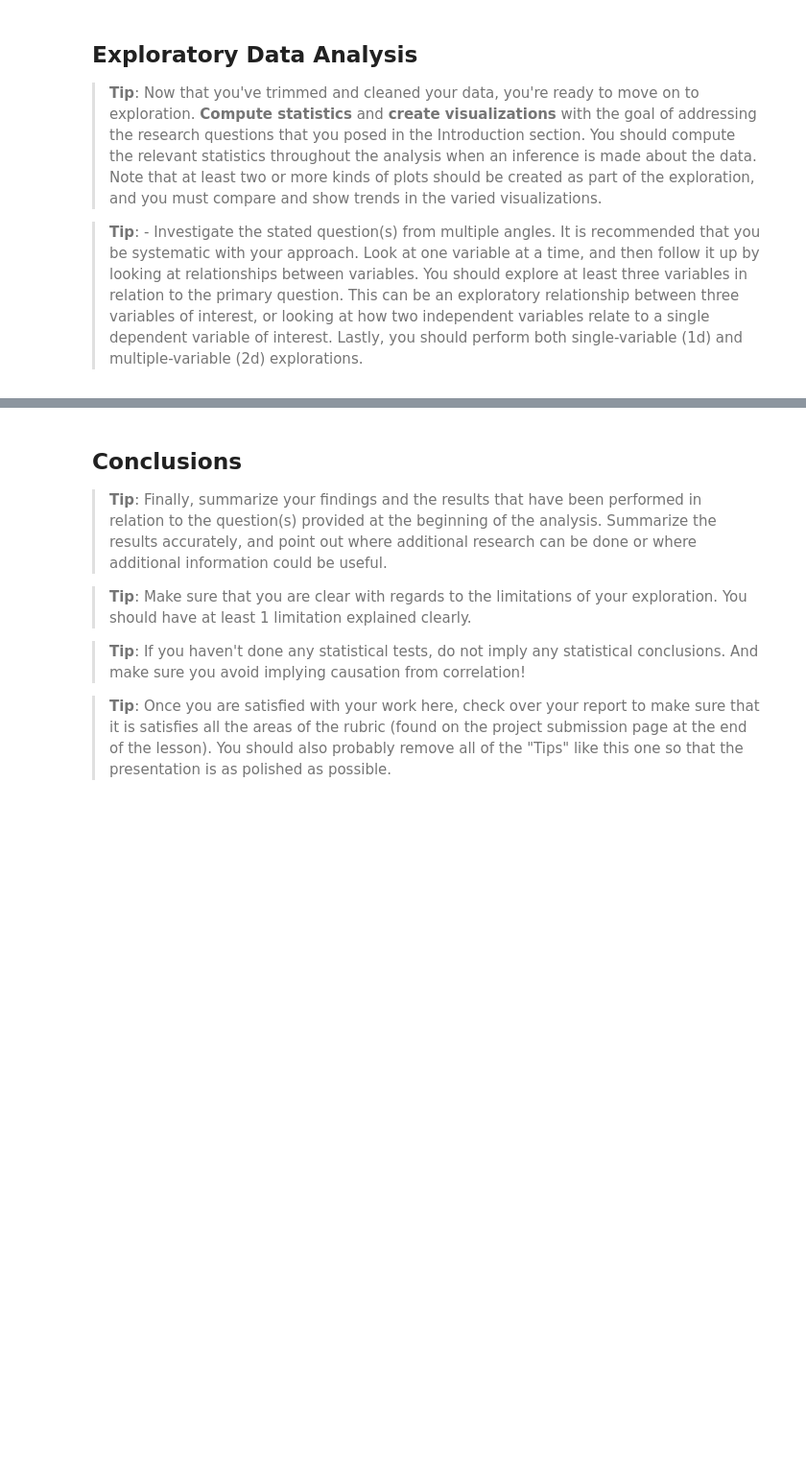
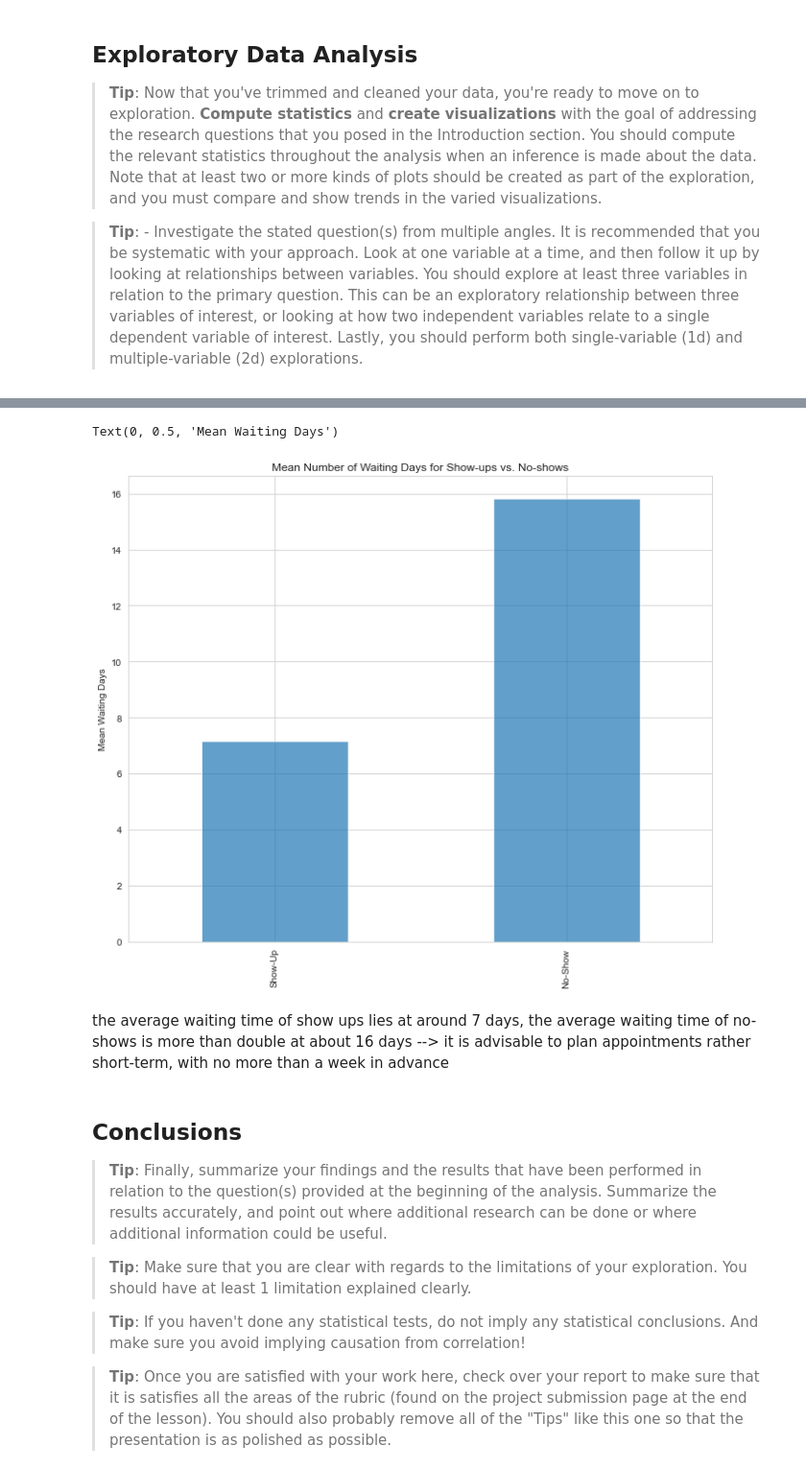
Before and after one commit to Lee-Za/predicting_no_show_appointments, a Jupyter notebook: investigating_noshows.ipynb, the cells around one changed output, grey strips where cells are left out. Shown at 96% size. Drawn from its saved outputs; the diff is of its cells as text; code cells hidden in the pictures; blank space fills up the shorter version.

```diff
--- a/investigating_noshows.ipynb
+++ b/investigating_noshows.ipynb
@@ -295,0 +468,11 @@ strong
+# %%
+# barchart
+fig = waiting_means['Waiting_Days'].plot(kind='bar', title='Mean Number of Waiting Days for Show-ups vs. No-shows', alpha=.7, figsize=(11, 9))
+fig.set_xticklabels(['Show-Up', 'No-Show'])
+fig.set_ylabel('Mean Waiting Days')
+# %% [output]
+Text(0, 0.5, 'Mean Waiting Days')
+[figure, added]
+# %% [markdown]
+the average waiting time of show ups lies at around 7 days, the average waiting time of no-shows is more than double at about 16 days -->
+it is advisable to plan appointments rather short-term, with no more than a week in advance
```
Also changed, not shown: parts of 31 cells of this notebook.
